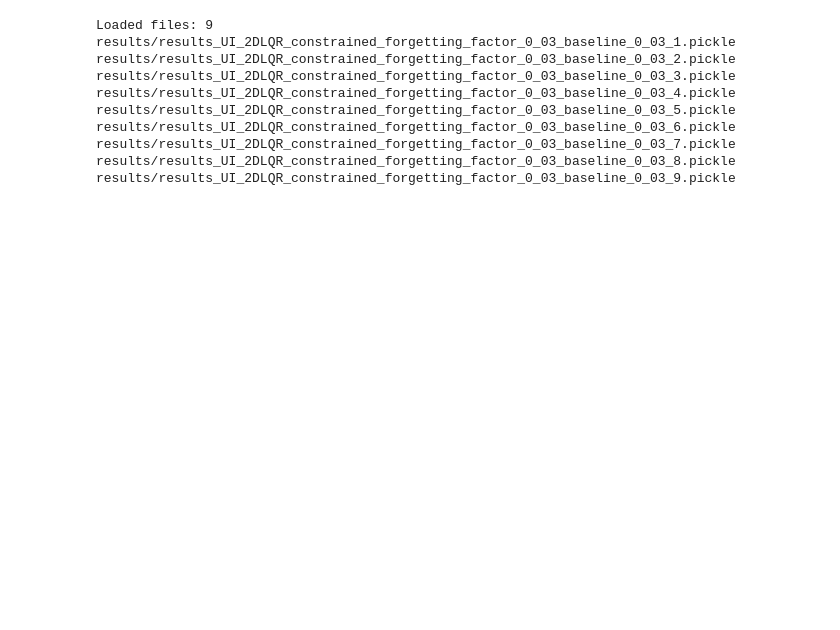
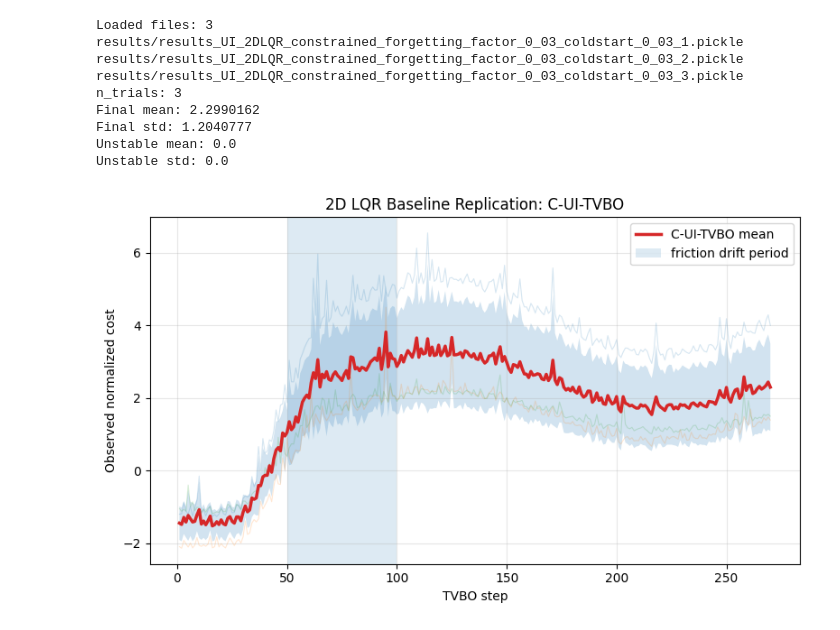
Before and after one commit to ArcZz/uitvbo_training, a Jupyter notebook: draw.ipynb, the cells around one changed output. Saved outputs shown, nothing was run; the diff lists cells and outputs as text; code cells hidden in the pictures; blank space fills up the shorter version.

```diff
--- a/draw.ipynb
+++ b/draw.ipynb
@@ -1,29 +1,74 @@
 # %%
 import pickle
 import glob
 import numpy as np
 import matplotlib.pyplot as plt
 
 files = sorted(glob.glob(
-    "results/results_UI_2DLQR_constrained_forgetting_factor_0_03_baseline_0_03_*.pickle"
+    "results/results_UI_2DLQR_constrained_forgetting_factor_0_03_coldstart_0_03_*.pickle"
+    # "results/results_B2P_OU_2DLQR_unconstrained_forgetting_factor_0_03_baseline_0_03_*.pickle"
 ))
 
 print("Loaded files:", len(files))
 for f in files:
     print(f)
 
 trials = []
 for f in files:
     with open(f, "rb") as handle:
         trials.append(pickle.load(handle))
+
+def get_curve(data, n_initial=30):
+    f = np.asarray(data["f_of_x"]).reshape(-1)
+    return f[n_initial:]
+
+def count_unstable(data, n_initial=30):
+    stable = data["stable"]
+    return sum(1 for s in stable[n_initial:] if not s)
+
+curves = [get_curve(d, n_initial=30) for d in trials]
+
+min_len = min(len(c) for c in curves)
+curves = np.array([c[:min_len] for c in curves])
+
+mean_curve = curves.mean(axis=0)
+std_curve = curves.std(axis=0)
+t = np.arange(1, min_len + 1)
+
+unstables = [count_unstable(d, n_initial=30) for d in trials]
+
+print("n_trials:", len(trials))
+print("Final mean:", mean_curve[-1])
+print("Final std:", std_curve[-1])
+print("Unstable mean:", np.mean(unstables))
+print("Unstable std:", np.std(unstables))
+
+plt.figure(figsize=(8, 4.8))
+
+for c in curves:
+    plt.plot(t, c, alpha=0.18, linewidth=0.8)
+
+plt.plot(t, mean_curve, linewidth=2.5, label="C-UI-TVBO mean")
+plt.fill_between(t, mean_curve - std_curve, mean_curve + std_curve, alpha=0.2)
+
+plt.axvspan(50, 100, alpha=0.15, label="friction drift period")
+plt.xlabel("TVBO step")
+plt.ylabel("Observed normalized cost")
+plt.title("2D LQR Baseline Replication: C-UI-TVBO")
+plt.legend()
+plt.grid(alpha=0.3)
+plt.tight_layout()
+plt.savefig("results/cui_baseline_9trials.png", dpi=300)
+plt.savefig("results/cui_baseline_9trials.png", dpi=300, bbox_inches="tight")
+plt.show()
 # %% [output]
-Loaded files: 9
-results/results_UI_2DLQR_constrained_forgetting_factor_0_03_baseline_0_03_1.pickle
-results/results_UI_2DLQR_constrained_forgetting_factor_0_03_baseline_0_03_2.pickle
-results/results_UI_2DLQR_constrained_forgetting_factor_0_03_baseline_0_03_3.pickle
-results/results_UI_2DLQR_constrained_forgetting_factor_0_03_baseline_0_03_4.pickle
-results/results_UI_2DLQR_constrained_forgetting_factor_0_03_baseline_0_03_5.pickle
-results/results_UI_2DLQR_constrained_forgetting_factor_0_03_baseline_0_03_6.pickle
-results/results_UI_2DLQR_constrained_forgetting_factor_0_03_baseline_0_03_7.pickle
-results/results_UI_2DLQR_constrained_forgetting_factor_0_03_baseline_0_03_8.pickle
-results/results_UI_2DLQR_constrained_forgetting_factor_0_03_baseline_0_03_9.pickle
+Loaded files: 3
+results/results_UI_2DLQR_constrained_forgetting_factor_0_03_coldstart_0_03_1.pickle
+results/results_UI_2DLQR_constrained_forgetting_factor_0_03_coldstart_0_03_2.pickle
+results/results_UI_2DLQR_constrained_forgetting_factor_0_03_coldstart_0_03_3.pickle
+n_trials: 3
+Final mean: 2.2990162
+Final std: 1.2040777
+Unstable mean: 0.0
+Unstable std: 0.0
+[figure, added]
```
Also changed, not shown: parts of 1 cell of this notebook, 56 other files.
